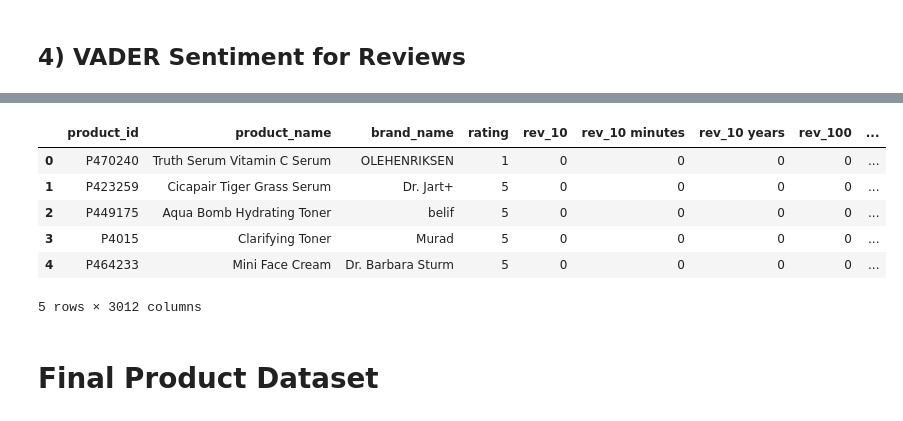
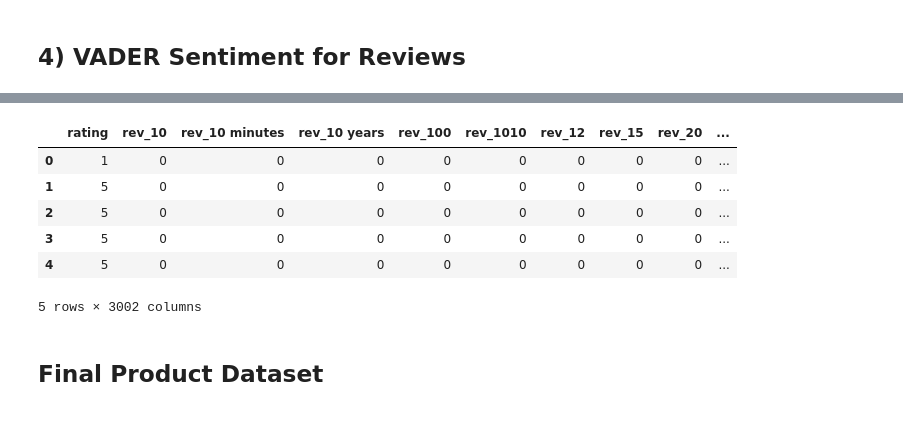
Before and after one commit to xuany823/ads508-FinalProject-Team1, a Jupyter notebook: Data Transformation and Engineering.ipynb, the cells around one changed output, grey strips where cells are left out. Cells and saved outputs as stored; diff of their text form; code cells hidden in the pictures.

```diff
--- a/Data Transformation and Engineering.ipynb
+++ b/Data Transformation and Engineering.ipynb
@@ -769,7 +771,7 @@ reviews_tfidf_df = pd.DataFrame.sparse.from_spmatrix(
 # keep identifiers
 reviews_tfidf_df = pd.concat(
     [
-        df_reviews_sample[['product_id', 'product_name', 'brand_name', 'rating']].reset_index(drop=True),
+        df_reviews_sample[['rating']].reset_index(drop=True),
         reviews_tfidf_df.reset_index(drop=True)
     ],
     axis=1
@@ -787,10 +789,8 @@ reviews_tfidf_df.head()
 # %% [markdown]
 ## 4) VADER Sentiment for Reviews
 # %%
-from vaderSentiment.vaderSentiment import SentimentIntensityAnalyzer
-
 df_reviews_sample = df_reviews_sample[
-    ['product_id', 'brand_name', 'rating', 'review_text']
+    ['rating', 'review_text']
 ]
 
 analyzer = SentimentIntensityAnalyzer()
@@ -800,7 +800,6 @@ def get_vader_scores(text):
 
     if not text:
         return pd.Series({
-            'sentiment': None,
             'negative_score': None,
             'neutral_score': None,
             'positive_score': None,
@@ -809,15 +808,7 @@ def get_vader_scores(text):
 
     scores = analyzer.polarity_scores(text)
 
-    if scores['compound'] >= 0.05:
-        sentiment = 'POSITIVE'
-    elif scores['compound'] <= -0.05:
-        sentiment = 'NEGATIVE'
-    else:
-        sentiment = 'NEUTRAL'
-
     return pd.Series({
-        'sentiment': sentiment,
         'negative_score': scores['neg'],
         'neutral_score': scores['neu'],
         'positive_score': scores['pos'],
@@ -855,30 +848,31 @@ print(df_reviews_vader.shape)
 # %%
 sentiment_df = df_reviews_vader[
-    ['negative_score', 'neutral_score', 'positive_score', 'compound_score']
+    ['compound_score']
 ].reset_index(drop=True)
 
 reviews_tfidf_df = pd.concat(
     [reviews_tfidf_df.reset_index(drop=True), sentiment_df],
     axis=1
 )
 
 scaler = StandardScaler()
 
-reviews_tfidf_df[['negative_score', 'neutral_score', 'positive_score', 'compound_score']] = scaler.fit_transform(
-    reviews_tfidf_df[['negative_score', 'neutral_score', 'positive_score', 'compound_score']]
+reviews_tfidf_df[['compound_score']] = scaler.fit_transform(
+    reviews_tfidf_df[['compound_score']]
 )
 
+# Use the below for modeling with output = "rating"
 reviews_tfidf_df.head()
 # %% [output]
-|  | product_id | product_name | brand_name | rating | rev_10 | rev_10 minutes | rev_10 years | rev_100 | ... |
-| 0 | P470240 | Truth Serum Vitamin C Serum | OLEHENRIKSEN | 1 | 0 | 0 | 0 | 0 | ... |
-| 1 | P423259 | Cicapair Tiger Grass Serum | Dr. Jart+ | 5 | 0 | 0 | 0 | 0 | ... |
-| 2 | P449175 | Aqua Bomb Hydrating Toner | belif | 5 | 0 | 0 | 0 | 0 | ... |
-| 3 | P4015 | Clarifying Toner | Murad | 5 | 0 | 0 | 0 | 0 | ... |
-| 4 | P464233 | Mini Face Cream | Dr. Barbara Sturm | 5 | 0 | 0 | 0 | 0 | ... |
+|  | rating | rev_10 | rev_10 minutes | rev_10 years | rev_100 | rev_1010 | rev_12 | rev_15 | rev_20 | ... |
+| 0 | 1 | 0 | 0 | 0 | 0 | 0 | 0 | 0 | 0 | ... |
+| 1 | 5 | 0 | 0 | 0 | 0 | 0 | 0 | 0 | 0 | ... |
+| 2 | 5 | 0 | 0 | 0 | 0 | 0 | 0 | 0 | 0 | ... |
+| 3 | 5 | 0 | 0 | 0 | 0 | 0 | 0 | 0 | 0 | ... |
+| 4 | 5 | 0 | 0 | 0 | 0 | 0 | 0 | 0 | 0 | ... |
-5 rows × 3012 columns
+5 rows × 3002 columns
 # %% [markdown]
-# Final Product Dataset
+## Final Product Dataset
 # %%
 # We drop raw text and ID columns to keep the dataframe strictly numeric/encoded
 cols_to_drop = [
```
Also changed, not shown: parts of 12 cells of this notebook.
